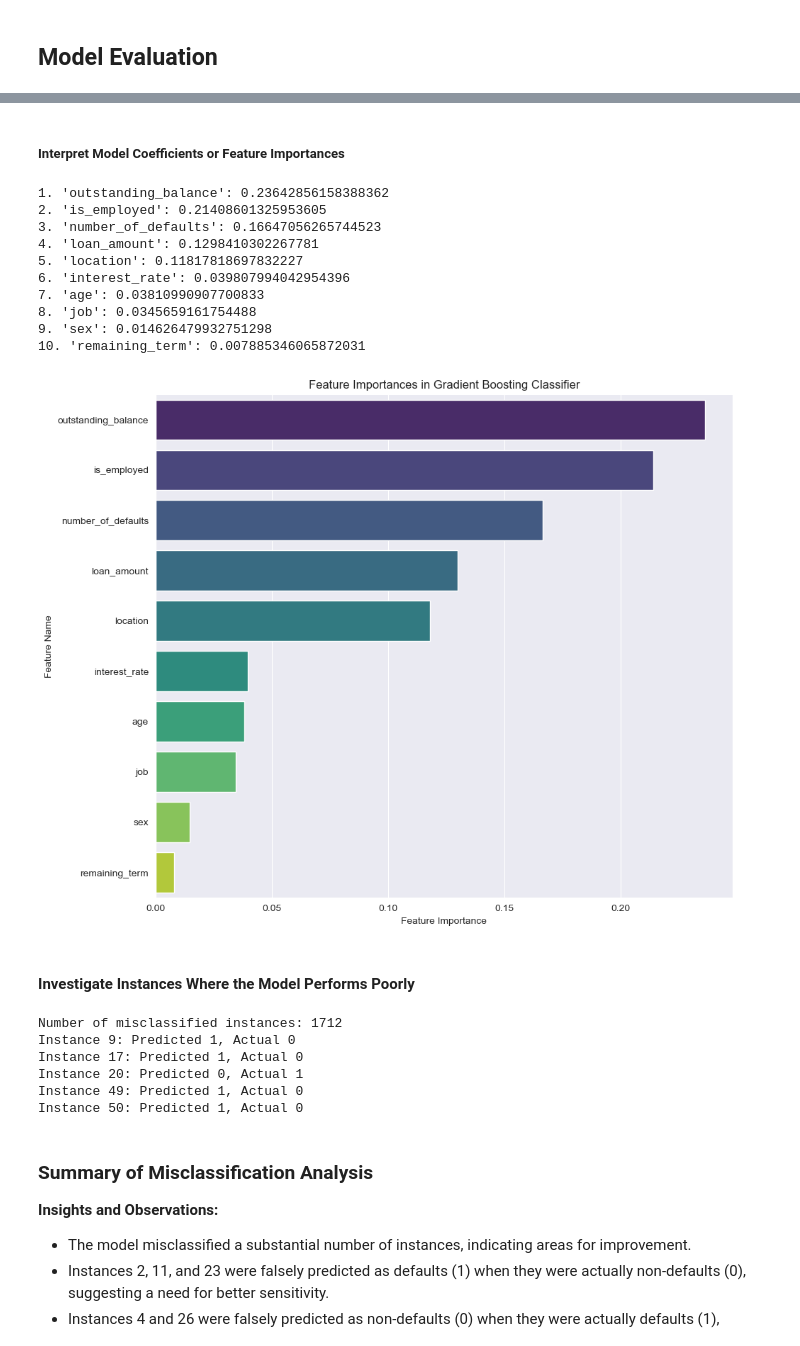
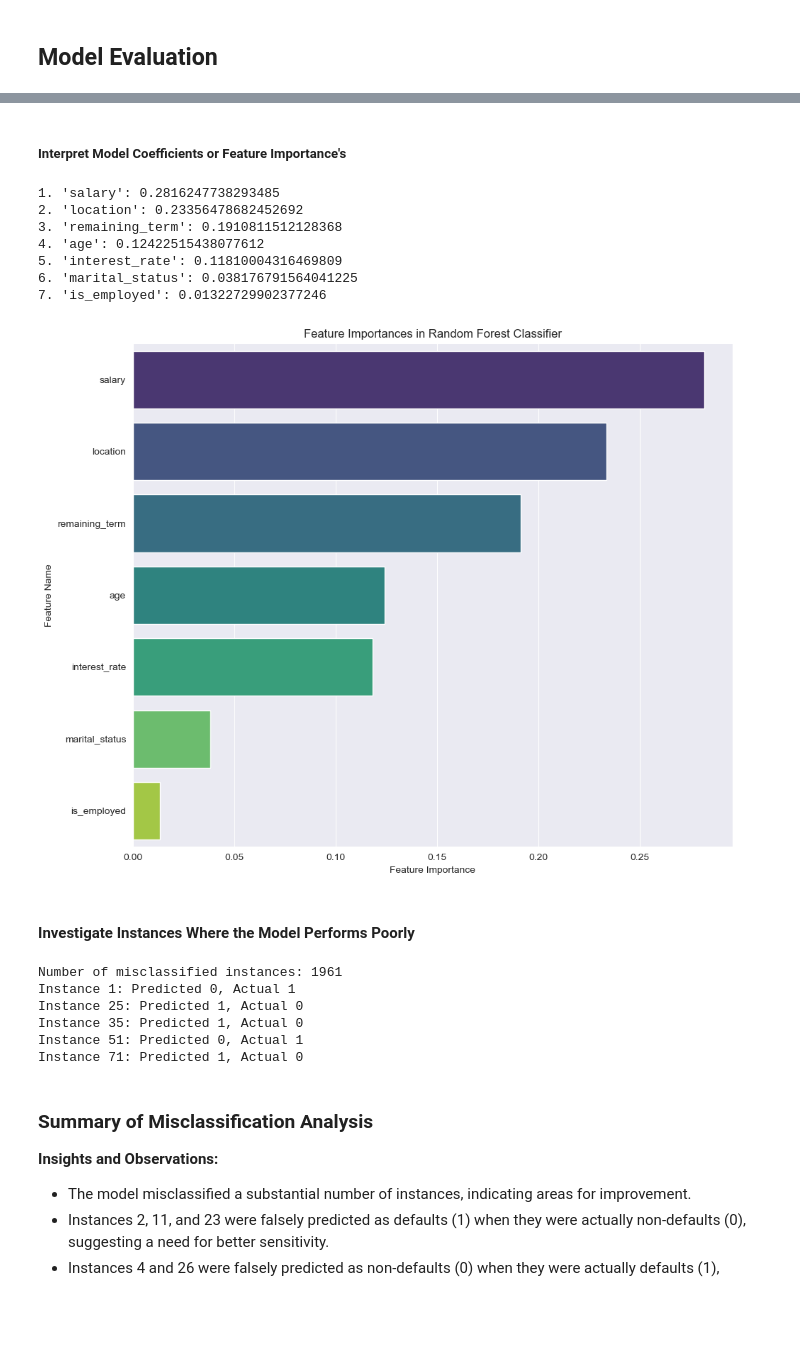
Before and after one commit to kudzaiprichard/loan_prediction_api, a Jupyter notebook: app/models/probability_of_default.ipynb, the cells around one changed output, grey strips where cells are left out. Drawn from its saved outputs; the diff is of its cells as text; code cells hidden in the pictures; blank space fills up the shorter version.

```diff
--- a/app/models/probability_of_default.ipynb
+++ b/app/models/probability_of_default.ipynb
@@ -1096,0 +1204,5 @@ F1: 83.61%
+# %%
+# removed features 'loan_to_income_ratio','number_of_defaults',
+fi = [ 'salary', 'location', 'remaining_term', 'age', 'interest_rate', 'marital_status', 'is_employed', 'loan_status']
+fi_train_data = train_data[fi].copy()
+fi_train_data.head()
@@ -1096,0 +1263,16 @@ F1: 83.61%
+# %%
+fiX = fi_train_data.drop(columns=['loan_status'])
+fiy = fi_train_data['loan_status']
+
+scaler = StandardScaler()
+fiX_scaled = scaler.fit_transform(fiX)
+
+fiX_train, fiX_test, fiy_train, fiy_test = train_test_split(fiX_scaled, fiy, test_size=0.2, random_state=42)
+# %%
+# Predicting with base model "Random Forest Classifier" with reduced features
+fi_rf = RandomForestClassifier(n_estimators=100, random_state=42, class_weight='balanced')
+fi_rf.fit(fiX_train, fiy_train)
+fiy_preds = fi_rf.predict(fiX_test)
+
+#Evaluate base gradient boosting model
+fi_rf_metrics = evaluate_preds(fiy_test, fiy_preds)
@@ -1343,14 +1516,14 @@ plt.show()
 # %% [markdown]
-##### Interpret Model Coefficients or Feature Importances
+##### Interpret Model Coefficients or Feature Importance's
 # %%
 # Example feature names (replace with your actual feature names if not from CSV)
-feature_names = clean_data.columns.tolist()
+feature_names = fi_train_data.columns.tolist()
 
-# Assuming model_gb is your trained Gradient Boosting Classifier
-feature_importances = rf.feature_importances_
+# Assuming rf is your trained RandomForestClassifier
+feature_importances = fi_rf.feature_importances_
 sorted_indices = np.argsort(feature_importances)[::-1]
 
-# Get sorted feature names based on feature importances
+# Get sorted feature names based on feature importance's
 sorted_feature_names = [feature_names[idx] for idx in sorted_indices]
 
 # Print feature importance ranking with feature names
@@ -1358,56 +1531,50 @@ for i, idx in enumerate(sorted_indices):
     feature_name = sorted_feature_names[i]
     print(f"{i+1}. '{feature_name}': {feature_importances[idx]}")
 # %% [output]
-1. 'outstanding_balance': 0.23642856158388362
-2. 'is_employed': 0.21408601325953605
-3. 'number_of_defaults': 0.16647056265744523
-4. 'loan_amount': 0.1298410302267781
-5. 'location': 0.11817818697832227
-6. 'interest_rate': 0.039807994042954396
-7. 'age': 0.03810990907700833
-8. 'job': 0.0345659161754488
-9. 'sex': 0.014626479932751298
-10. 'remaining_term': 0.007885346065872031
+1. 'salary': 0.2816247738293485
+2. 'location': 0.23356478682452692
+3. 'remaining_term': 0.1910811512128368
+4. 'age': 0.12422515438077612
+5. 'interest_rate': 0.11810004316469809
+6. 'marital_status': 0.038176791564041225
+7. 'is_employed': 0.01322729902377246
 # %%
 sorted_indices = feature_importances.argsort()[::-1]
 sorted_feature_names = [feature_names[idx] for idx in sorted_indices]
 sorted_feature_importances = feature_importances[sorted_indices]
 
 # Plotting with Seaborn
 plt.figure(figsize=(10, 8))
 sns.barplot(x=sorted_feature_importances, y=sorted_feature_names, palette='viridis')
 plt.xlabel('Feature Importance')
 plt.ylabel('Feature Name')
-plt.title('Feature Importances in Gradient Boosting Classifier')
+plt.title('Feature Importances in Random Forest Classifier')
 plt.tight_layout()
 plt.show()
 # %% [output]
-[figure, old version]
+[figure, new version]
 # %% [markdown]
 #### Investigate Instances Where the Model Performs Poorly
 # %%
-import pandas as pd
-import numpy as np
-
 # Example misclassified indices (replace with your actual misclassified indices)
-misclassified_indices = np.where(y_preds != _y_test)[0]
+misclassified_indices = np.where(fiy_preds != fiy_test)[0]
 
 # Print number of misclassified instances
 print(f"Number of misclassified instances: {len(misclassified_indices)}")
 
 # Print details of misclassified instances
 for idx in misclassified_indices[:5]:  # Print details of the first 5 misclassified instances
-    predicted_class = y_preds[idx]
-    actual_class = _y_test.iloc[idx] if isinstance(_y_test, pd.Series) else _y_test[idx]
+    predicted_class = fiy_preds[idx]
+    actual_class = fiy_test.iloc[idx] if isinstance(fiy_test, pd.Series) else fiy_test[idx]
     print(f"Instance {idx}: Predicted {predicted_class}, Actual {actual_class}")
     # Additional analysis or visualization as needed
 # %% [output]
-Number of misclassified instances: 1712
-Instance 9: Predicted 1, Actual 0
-Instance 17: Predicted 1, Actual 0
-Instance 20: Predicted 0, Actual 1
-Instance 49: Predicted 1, Actual 0
-Instance 50: Predicted 1, Actual 0
+Number of misclassified instances: 1961
+Instance 1: Predicted 0, Actual 1
+Instance 25: Predicted 1, Actual 0
+Instance 35: Predicted 1, Actual 0
+Instance 51: Predicted 0, Actual 1
+Instance 71: Predicted 1, Actual 0
 # %% [markdown]
 ### Summary of Misclassification Analysis
 
```
Also changed, not shown: parts of 73 cells of this notebook, 9 other files.
